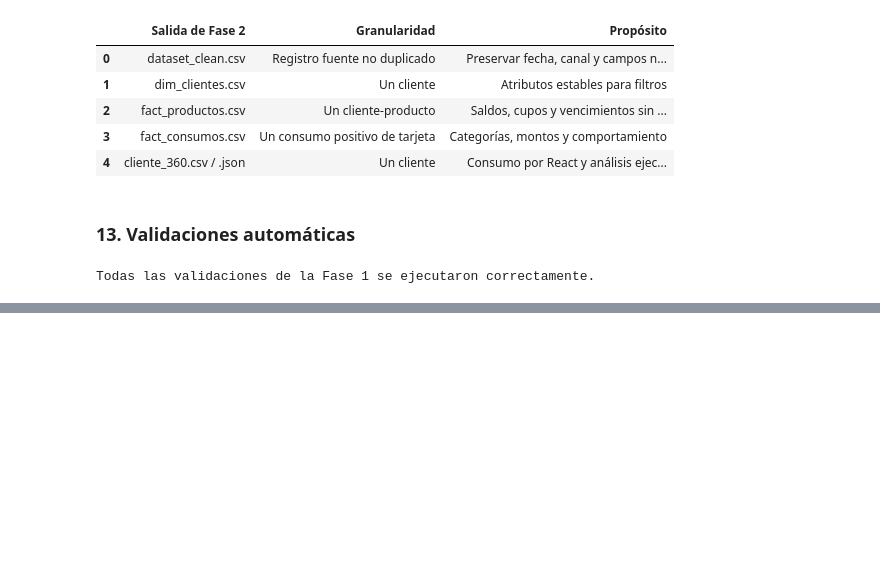
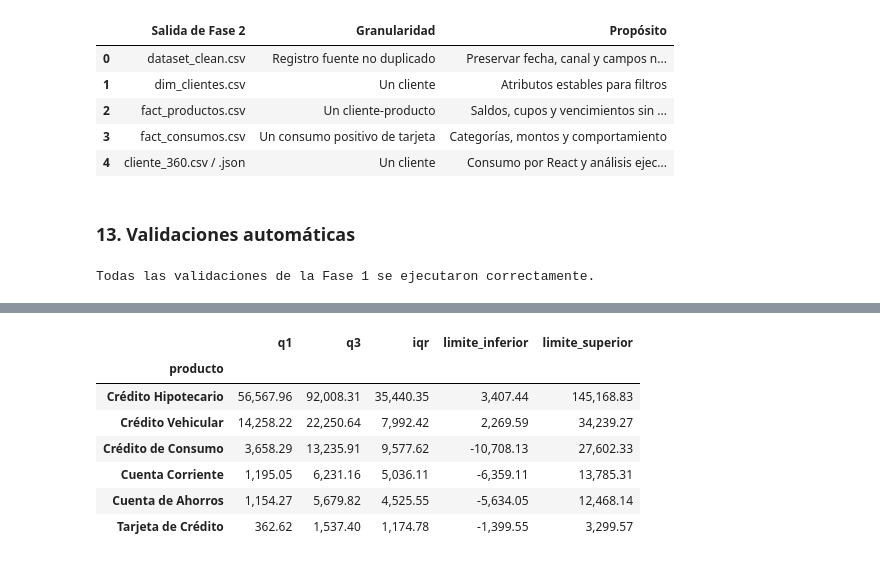
Before and after one commit to gabrandr/prueba-tecnica-especialista-analitica, a Jupyter notebook: analysis/analysis.ipynb, the cells around one changed output, grey strips where cells are left out. Cells and saved outputs as stored; diff of their text form; code cells hidden in the pictures; blank space fills up the shorter version.

```diff
--- a/analysis/analysis.ipynb
+++ b/analysis/analysis.ipynb
@@ -1033,0 +1383,87 @@ Todas las validaciones de la Fase 1 se ejecutaron correctamente.
+# %%
+clean["cliente_producto_id"] = (
+    clean["cliente_id"]
+    + "__"
+    + clean["producto"].map(PRODUCT_CODES).astype("string")
+)
+
+product_fact = (
+    clean.sort_values(
+        ["cliente_id", "producto", "fecha_movimiento", "fila_origen"]
+    )
+    .groupby(product_key_columns, as_index=False)
+    .agg(
+        cliente_producto_id=("cliente_producto_id", "first"),
+        tipo_producto=("tipo_producto", "first"),
+        saldo_producto=("saldo_producto", "first"),
+        cupo_credito=("cupo_credito", "first"),
+        fecha_vencimiento=("fecha_vencimiento", "first"),
+        estado_producto=("estado_producto", "first"),
+        fecha_primer_registro=("fecha_movimiento", "min"),
+        fecha_ultimo_registro=("fecha_movimiento", "max"),
+        cantidad_registros=("registro_id", "size"),
+    )
+)
+product_fact["saldo_desconocido"] = product_fact["saldo_producto"].isna()
+product_fact["saldo_negativo"] = product_fact["saldo_producto"].lt(0).fillna(False)
+
+balance_thresholds = iqr_thresholds(
+    product_fact, "producto", "saldo_producto"
+)
+product_fact = product_fact.join(
+    balance_thresholds[["limite_inferior", "limite_superior"]],
+    on="producto",
+)
+product_fact["saldo_outlier_iqr"] = (
+    product_fact["saldo_producto"].lt(product_fact["limite_inferior"])
+    | product_fact["saldo_producto"].gt(product_fact["limite_superior"])
+).fillna(False)
+product_fact = product_fact.drop(
+    columns=["limite_inferior", "limite_superior"]
+)
+
+product_outlier_map = product_fact.set_index("cliente_producto_id")[
+    "saldo_outlier_iqr"
+]
+clean["saldo_outlier_iqr"] = clean["cliente_producto_id"].map(
+    product_outlier_map
+)
+
+product_fact = product_fact[
+    [
+        "cliente_producto_id",
+        "cliente_id",
+        "producto",
+        "tipo_producto",
+        "saldo_producto",
+        "saldo_desconocido",
+        "saldo_negativo",
+        "saldo_outlier_iqr",
+        "cupo_credito",
+        "fecha_vencimiento",
+        "estado_producto",
+        "fecha_primer_registro",
+        "fecha_ultimo_registro",
+        "cantidad_registros",
+    ]
+].sort_values(["cliente_id", "producto"], ignore_index=True)
+
+display(balance_thresholds)
+display(
+    product_fact.groupby("producto")
+    .agg(
+        productos=("cliente_producto_id", "size"),
+        saldo=("saldo_producto", "sum"),
+        negativos=("saldo_negativo", "sum"),
+        outliers=("saldo_outlier_iqr", "sum"),
+    )
+)
+# %% [output]
+|  | q1 | q3 | iqr | limite_inferior | limite_superior |
+| producto |  |  |  |  |  |
+| Crédito Hipotecario | 56,567.96 | 92,008.31 | 35,440.35 | 3,407.44 | 145,168.83 |
+| Crédito Vehicular | 14,258.22 | 22,250.64 | 7,992.42 | 2,269.59 | 34,239.27 |
+| Crédito de Consumo | 3,658.29 | 13,235.91 | 9,577.62 | -10,708.13 | 27,602.33 |
+| Cuenta Corriente | 1,195.05 | 6,231.16 | 5,036.11 | -6,359.11 | 13,785.31 |
+| Cuenta de Ahorros | 1,154.27 | 5,679.82 | 4,525.55 | -5,634.05 | 12,468.14 |
+| Tarjeta de Crédito | 362.62 | 1,537.40 | 1,174.78 | -1,399.55 | 3,299.57 |
```
Also changed, not shown: parts of 26 cells of this notebook, 9 other files.
